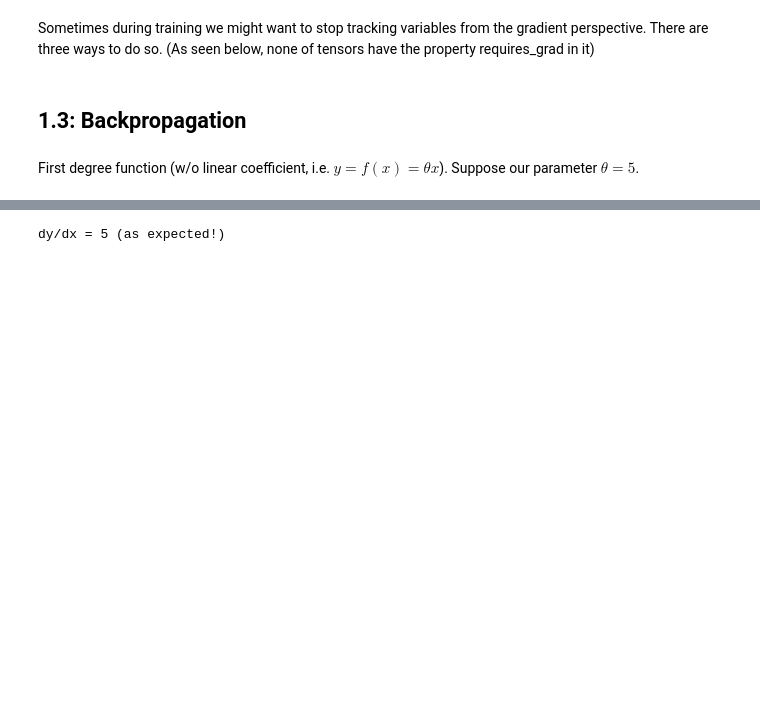
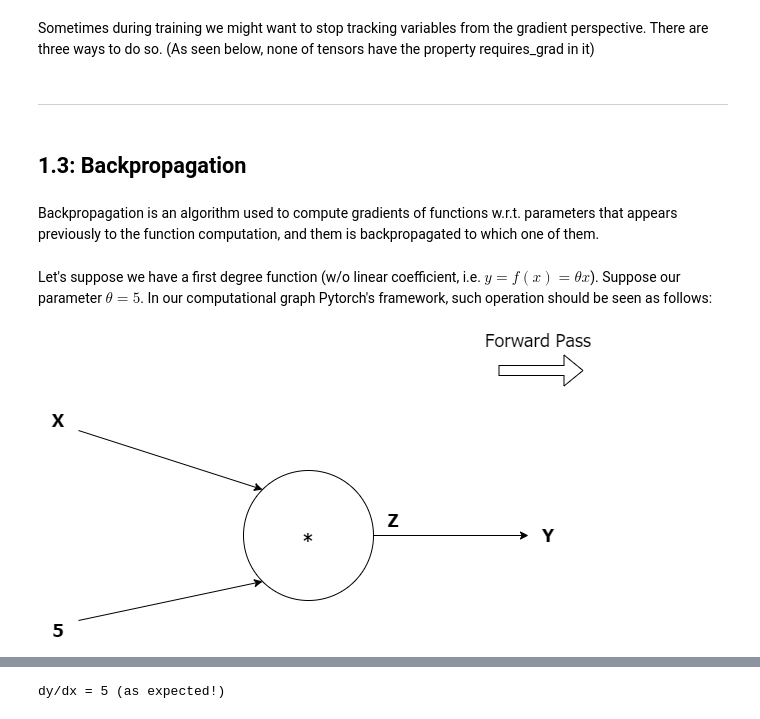
Before and after one commit to caiodeberaldini/pytorch-tutorial, a Jupyter notebook: pytorch-tutorial.ipynb, the cells around one changed output, grey strips where cells are left out. Saved outputs shown, nothing was run; the diff lists cells and outputs as text; code cells hidden in the pictures; blank space fills up the shorter version.

Commit message:
Basics: Backprop and Grad Descent sections update

```diff
--- a/pytorch-tutorial.ipynb
+++ b/pytorch-tutorial.ipynb
@@ -191,7 +195,17 @@ x.detach()
 with torch.no_grad():
     y = x + 2
 #     print(y)
+# %% [markdown]
+---
 # %% [markdown]
 ## 1.3: Backpropagation
+# %% [markdown]
+Backpropagation is an algorithm used to compute gradients of functions w.r.t. parameters that appears previously
+to the function computation, and them is backpropagated to which one of them.
 # %% [markdown]
-First degree function (w/o linear coefficient, i.e. $y = f(x) = {\theta}x$). Suppose our parameter $\theta = 5$.
+Let's suppose we have a first degree function (w/o linear coefficient, i.e. $y = f(x) = {\theta}x$). Suppose our parameter $\theta = 5$.
+In our computational graph Pytorch's framework, such operation should be seen as follows:
+# %%
+Image(filename="assets/images/bprop_ex_compt_graph_1.png")
+# %% [output]
+[figure, added]
```
Also changed, not shown: parts of 17 cells of this notebook.
